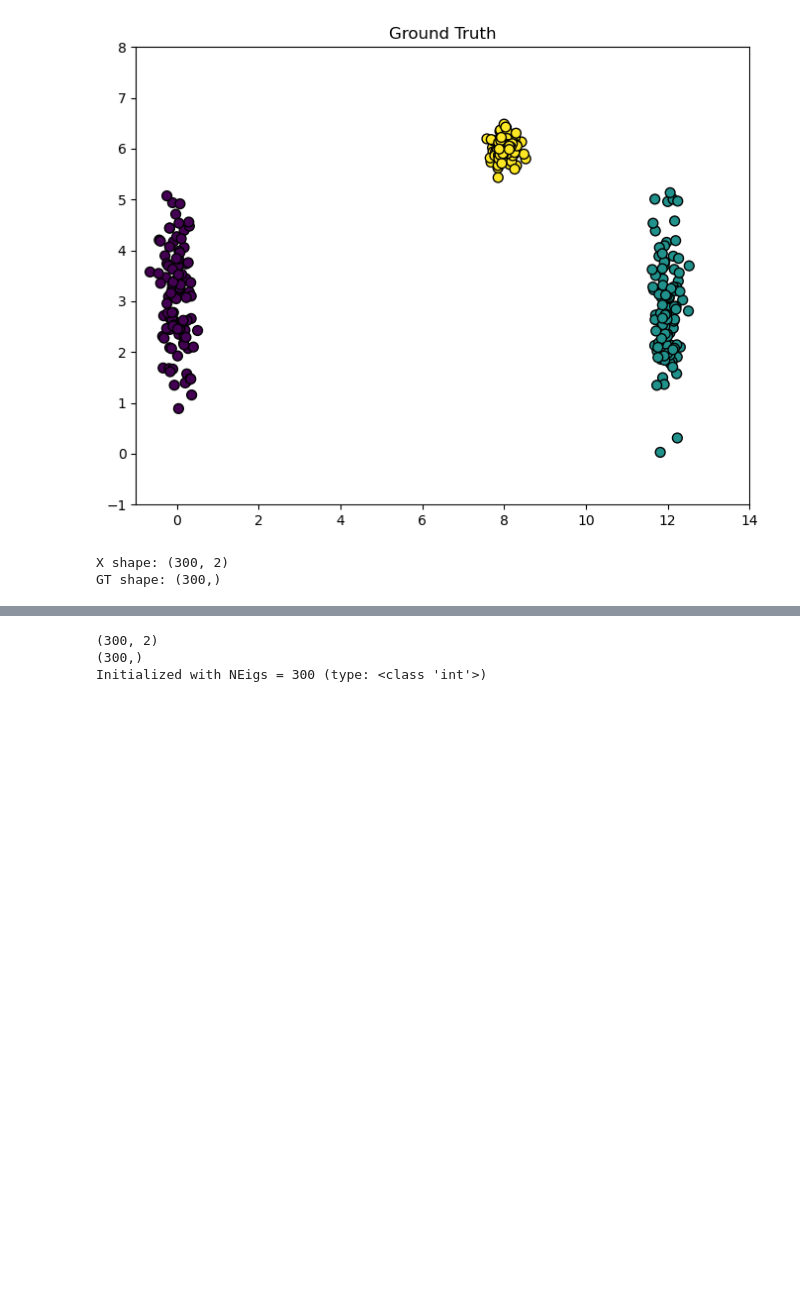
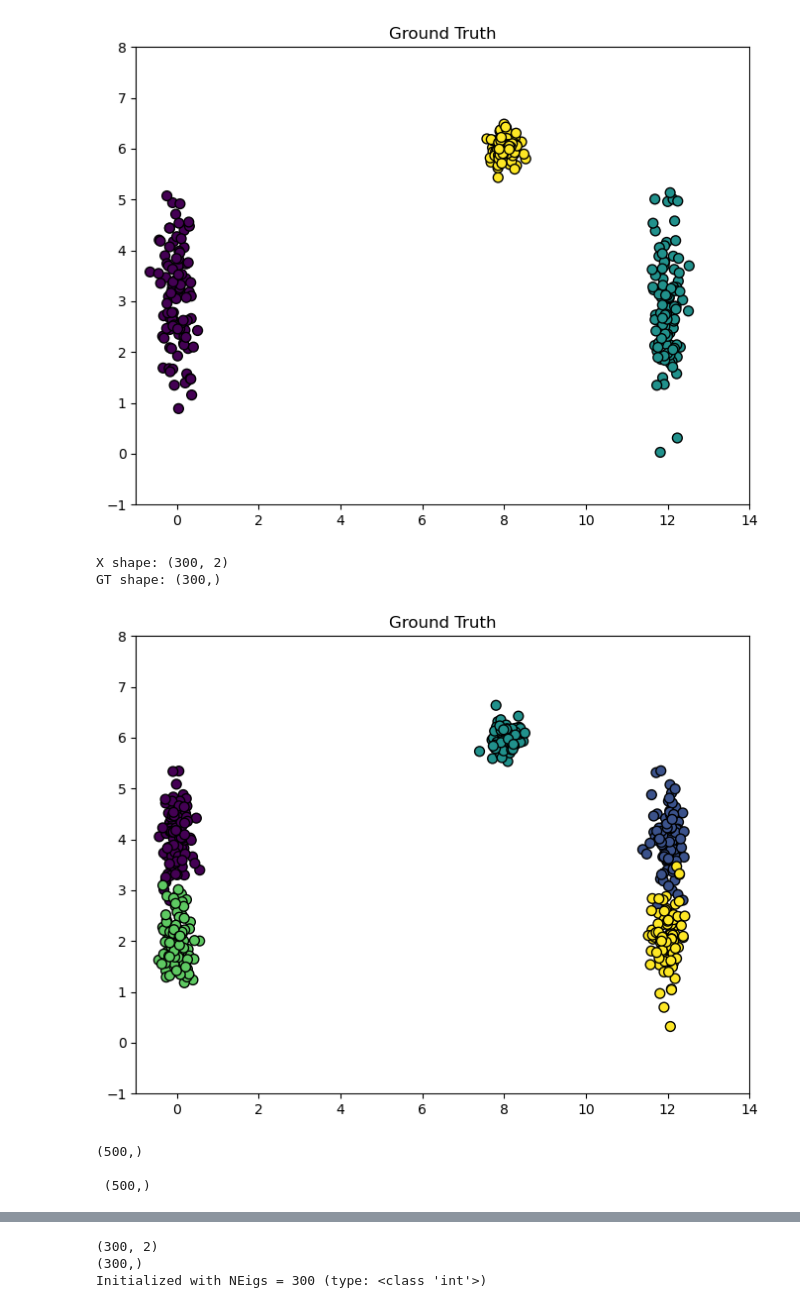
Before and after one commit to seolibek/Tufts2024, a Jupyter notebook: lund_exp.ipynb, the cells around one changed output, grey strips where cells are left out. Saved outputs shown, nothing was run; the diff lists cells and outputs as text; code cells hidden in the pictures; blank space fills up the shorter version.

```diff
--- a/lund_exp.ipynb
+++ b/lund_exp.ipynb
@@ -69,38 +69,45 @@ print("GT shape:", GT.shape)
 X shape: (300, 2)
 GT shape: (300,)
 # %%
-# import matplotlib.pyplot as plt
-# import numpy as np
+import matplotlib.pyplot as plt
+import numpy as np
 
-# # Generate data for the first cluster
-# # left clusters
-# cluster_1_x = np.random.normal(loc=0, scale=0.2, size=100)
-# cluster_1_y = np.random.normal(loc=5, scale=0.5, size=100)
-# cluster_4_x = np.random.normal(loc=0, scale=0.2, size=100)
-# cluster_4_y = np.random.normal(loc=1, scale=0.5, size=100)
+# Generate data for the first cluster
+# left clusters
+cluster_1_x = np.random.normal(loc=0, scale=0.2, size=100)
+cluster_1_y = np.random.normal(loc=4, scale=0.5, size=100)
+cluster_4_x = np.random.normal(loc=0, scale=0.2, size=100)
+cluster_4_y = np.random.normal(loc=2, scale=0.5, size=100)
 
-# # center cluster
-# cluster_3_x = np.random.normal(loc=8, scale=0.2, size=100)
-# cluster_3_y = np.random.normal(loc=6, scale=0.2, size=100)
+# center cluster
+cluster_3_x = np.random.normal(loc=8, scale=0.2, size=100)
+cluster_3_y = np.random.normal(loc=6, scale=0.2, size=100)
 
-# # Generate data for the second cluster
-# # right clusters
-# cluster_2_x = np.random.normal(loc=12, scale=0.2, size=100)
-# cluster_2_y = np.random.normal(loc=5, scale=0.5, size=100)
-# cluster_5_x = np.random.normal(loc=12, scale=0.2, size=100)
-# cluster_5_y = np.random.normal(loc=1, scale=0.5, size=100)
+# Generate data for the second cluster
+# right clusters
+cluster_2_x = np.random.normal(loc=12, scale=0.2, size=100)
+cluster_2_y = np.random.normal(loc=4, scale=0.5, size=100)
+cluster_5_x = np.random.normal(loc=12, scale=0.2, size=100)
+cluster_5_y = np.random.normal(loc=2, scale=0.5, size=100)
 
-# # Combine all clusters
-# X = np.hstack((cluster_1_x, cluster_2_x, cluster_3_x, cluster_4_x, cluster_5_x))
-# GT = np.hstack((cluster_1_y, cluster_2_y, cluster_3_y, cluster_4_y, cluster_5_y))
+# Combine all clusters
+X = np.hstack((cluster_1_x, cluster_2_x, cluster_3_x, cluster_4_x, cluster_5_x))
+GT = np.hstack((cluster_1_y, cluster_2_y, cluster_3_y, cluster_4_y, cluster_5_y))
 
-# # Create labels for clusters
-# labels = np.array([0] * 100 + [1] * 100 + [2] * 100 + [3] * 100 + [4] * 100)
+# Create labels for clusters
+labels = np.array([0] * 100 + [1] * 100 + [2] * 100 + [3] * 100 + [4] * 100)
 
-# # Plot the data with clusters
-# plt.figure(figsize=(8, 6))
-# plt.scatter(X, GT, c=labels, cmap='viridis', s=50, edgecolor='k')
-# plt.title('Ground Truth')
-# plt.xlim(-1, 14)
-# plt.ylim(-1, 8)
-# plt.show()
+# Plot the data with clusters
+plt.figure(figsize=(8, 6))
+plt.scatter(X, GT, c=labels, cmap='viridis', s=50, edgecolor='k')
+plt.title('Ground Truth')
+plt.xlim(-1, 14)
+plt.ylim(-1, 8)
+plt.show()
+
+print(X.shape,'\n\n', GT.shape)
+# %% [output]
+[figure, added]
+(500,)
+
+ (500,)
```
Also changed, not shown: parts of 5 cells of this notebook.
